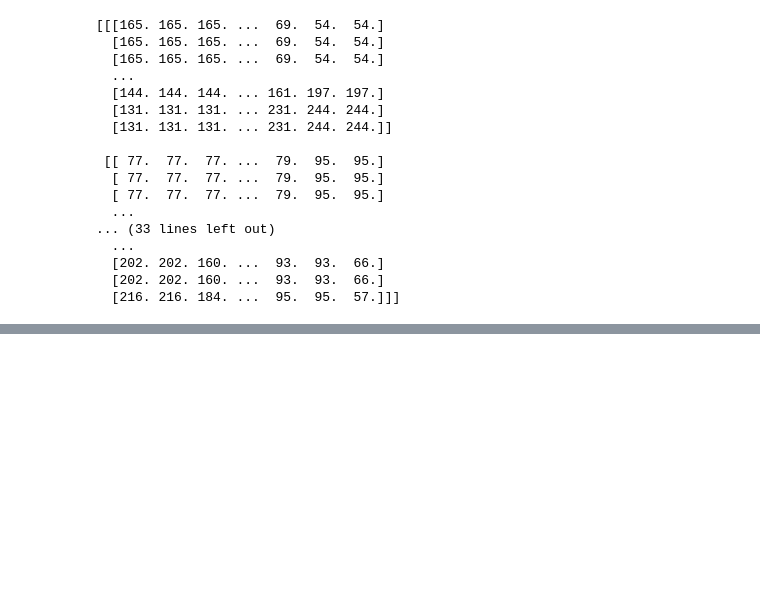
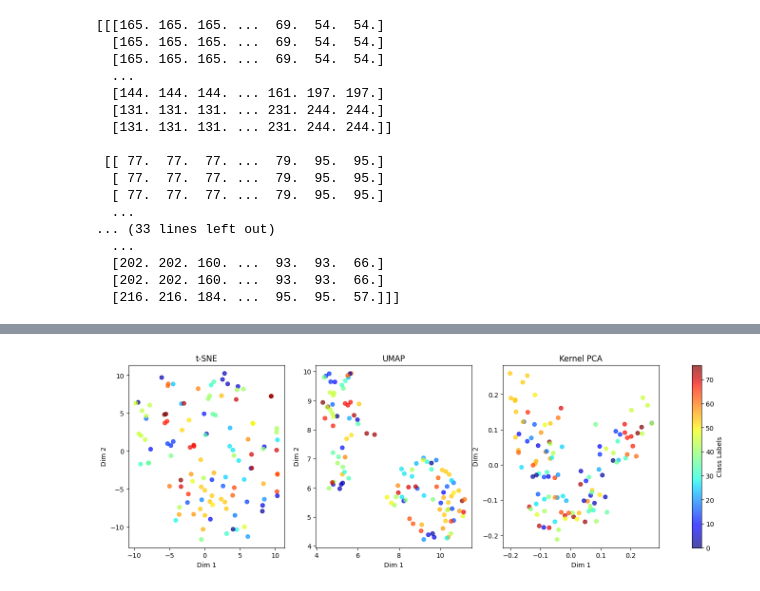
Before and after one commit to mariakesa/NeuroGarage, a Jupyter notebook: transformer_visualizations/classify_images.ipynb, the cells around one changed output, grey strips where cells are left out. Saved outputs shown, nothing was run; the diff lists cells and outputs as text; code cells hidden in the pictures; blank space fills up the shorter version.

```diff
--- a/transformer_visualizations/classify_images.ipynb
+++ b/transformer_visualizations/classify_images.ipynb
@@ -164,3 +164,20 @@ images=raw_data_dct['raw_data_dct']['natural_scenes']
 print(images.shape)
 # %% [output]
 (118, 918, 1174)
+# %%
+import pickle
+
+path = "/home/maria/Documents/HuggingMouseData/MouseViTEmbeddings/google_vit-base-patch16-224_embeddings.pkl"
+
+try:
+    with open(path, "rb") as f:
+        embeddings = pickle.load(f)
+    print("File loaded successfully!")
+except FileNotFoundError:
+    print(f"Error: File not found at {path}")
+except EOFError:
+    print("Error: File might be corrupted or incomplete.")
+except pickle.UnpicklingError:
+    print("Error: Issue with unpickling the file. Try a different encoding.")
+except Exception as e:
+    print(f"Unexpected error: {e}")
@@ -239,0 +329,20 @@ park bench
+# %%
+fig, axes = plt.subplots(1, 3, figsize=(18, 5))
+from sklearn.manifold import TSNE
+from sklearn.decomposition import KernelPCA
+import umap
+
+for ax, (reducer, title) in zip(
+    axes,
+    [(TSNE(n_components=2), "t-SNE"), (umap.UMAP(n_components=2), "UMAP"), (KernelPCA(n_components=2, kernel='rbf'), "Kernel PCA")]
+):
+    embeddings_2d = reducer.fit_transform(embeddings)
+    scatter = ax.scatter(embeddings_2d[:, 0], embeddings_2d[:, 1], c=numeric_labels, cmap="jet", alpha=0.7)
+    ax.set_title(title)
+    ax.set_xlabel("Dim 1")
+    ax.set_ylabel("Dim 2")
+
+fig.colorbar(scatter, ax=axes, orientation="vertical", label="Class Labels")
+plt.show()
+# %% [output]
+[figure, added]
```
Also changed, not shown: parts of 16 cells of this notebook.
